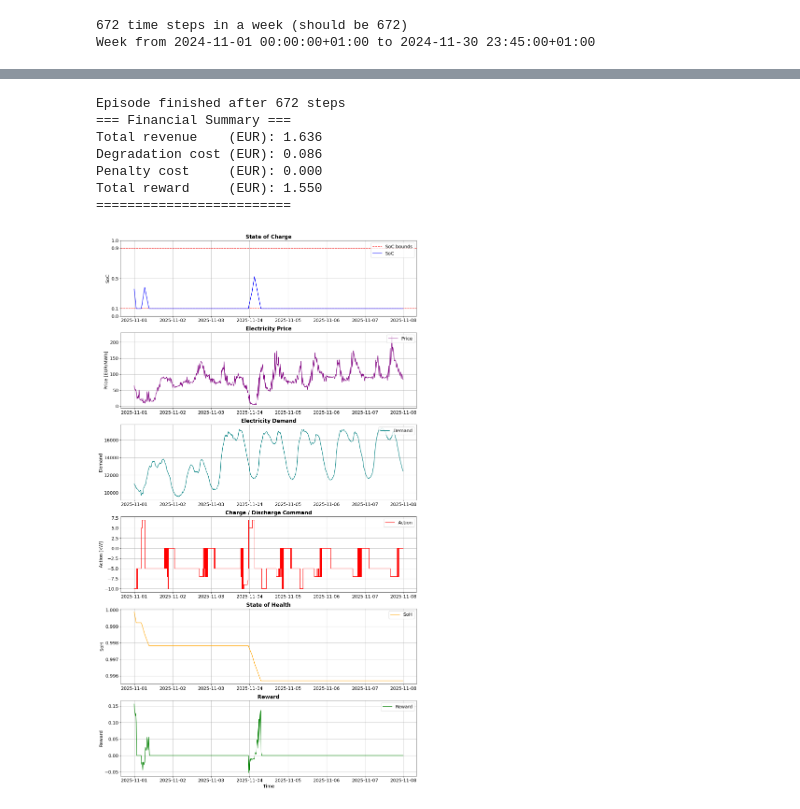
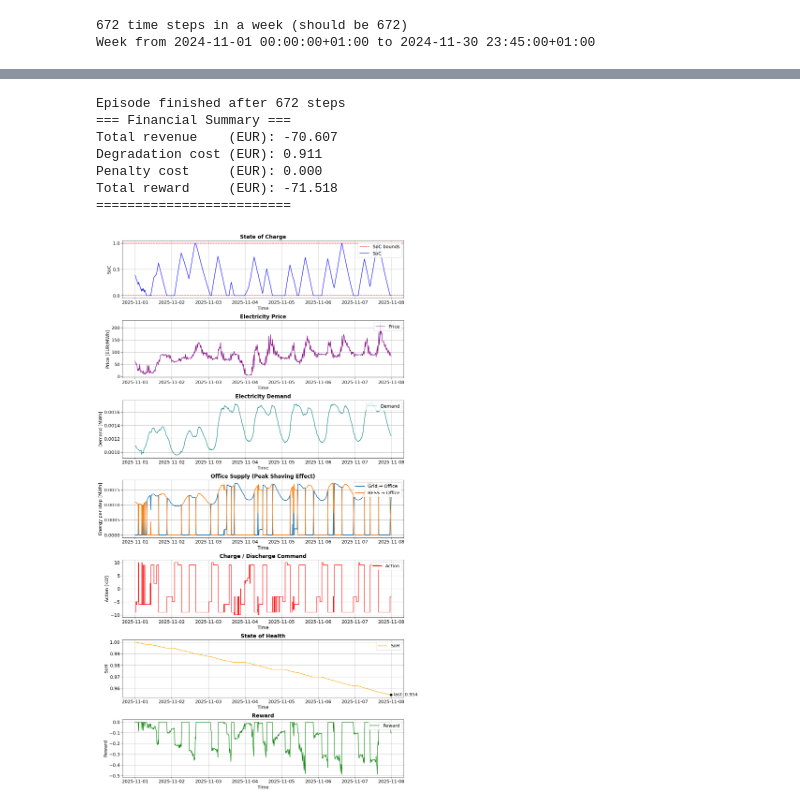
Before and after one commit to cfeng-dev/DRL_BESS, a Jupyter notebook: notebooks/agents_price_demand_uncertainty/dqn_test.ipynb, the cells around one changed output, grey strips where cells are left out. Saved outputs shown, nothing was run; the diff lists cells and outputs as text; code cells hidden in the pictures.

Commit message:
Add peak shaving visualization using grid and BESS energy flows

```diff
--- a/notebooks/agents_price_demand_uncertainty/dqn_test.ipynb
+++ b/notebooks/agents_price_demand_uncertainty/dqn_test.ipynb
@@ -20,6 +20,7 @@ dfp_train, price_train, ts_train = load_price_data(
 dfd_train, demand_train, _ = load_demand_data(
     csv_path="../../data/electricity_demand/demand_2024_11.csv",
     resolution="15min",
+    demand_scale=1e-7, # Small-consumer / household-like load level
 )
 
 # === Load evaluation data: first week of November 2025 ===
@@ -33,6 +34,7 @@ dfd_eval, demand_eval, _ = load_demand_data(
     csv_path="../../data/electricity_demand/demand_2025_11.csv",
     resolution="15min",
     time_range=("2025-11-01", "2025-11-07"),
+    demand_scale=1e-7, # Small-consumer / household-like load level
 )
 
 print(len(price_eval), "time steps in a week (should be 672)")
@@ -142,34 +144,38 @@ eval_env = BatteryEnv(
     demand_scenario_gen=demand_scenario_gen,
     scenario_id=0,
     vary_scenario_per_episode=False,
 )
 
 results = evaluate_rollout(
     model=dqn_model,
     env=eval_env,
 )
 
 evaluate_financials(
     revenue_list=results["revenue"],
     deg_cost_list=results["deg_cost"],
     penalty_list=results["penalty"],
 )
 
+
 plot_bess_rollout(
     soc_list=results["soc"],
     soh_list=results["soh"],
     reward_list=results["reward"],
     price_list=results["price_true"],
     demand_list=results["demand_true"],
     action_list=results["action"],
     timestamps=ts_eval,
+
+    grid_import_load_kWh_list=results["grid_import_load_kWh"],
+    supplied_to_load_kWh_list=results["supplied_to_load_kWh"],
 )
 # %% [output]
 Episode finished after 672 steps
 === Financial Summary ===
-Total revenue    (EUR): 1.636
-Degradation cost (EUR): 0.086
+Total revenue    (EUR): -70.607
+Degradation cost (EUR): 0.911
 Penalty cost     (EUR): 0.000
-Total reward     (EUR): 1.550
+Total reward     (EUR): -71.518
 =========================
-[figure, old version]
+[figure, new version]
```
Also changed, not shown: parts of 2 cells of this notebook, 2 other files.
